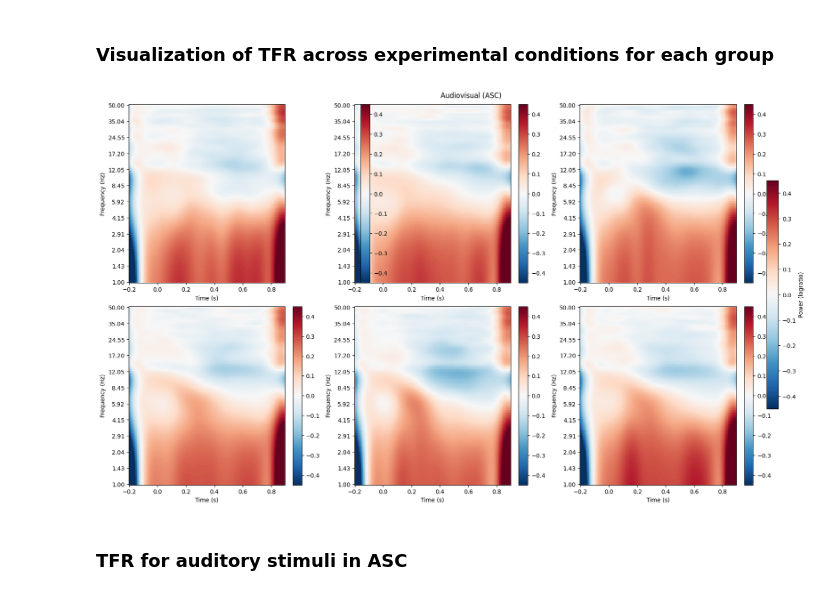
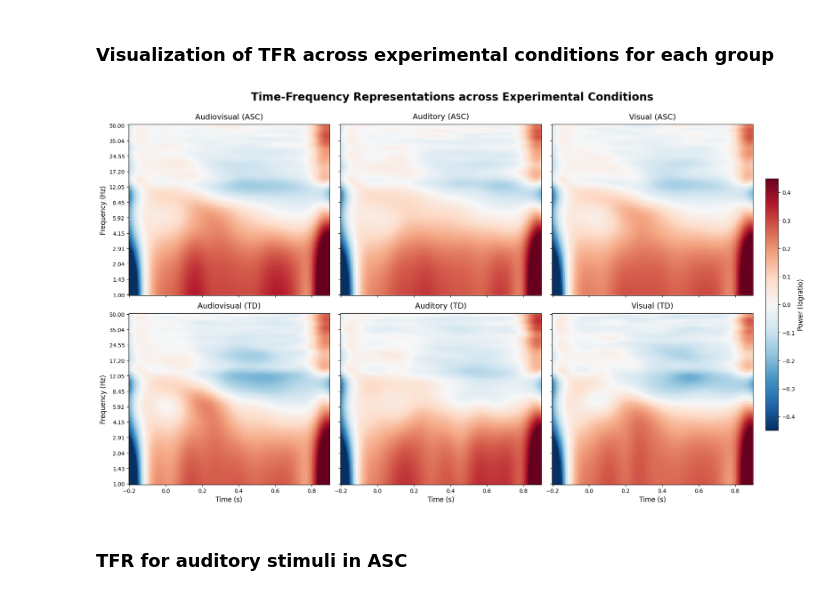
Before and after one commit to PigTzu/Lin_project, a Jupyter notebook: time-frequency_analysis_v2.ipynb, the cells around one changed output. Cells and saved outputs as stored; diff of their text form; code cells hidden in the pictures.

Commit message:
Adjust figures

```diff
--- a/time-frequency_analysis_v2.ipynb
+++ b/time-frequency_analysis_v2.ipynb
@@ -311,55 +311,81 @@ grand_power_V_ASC.save(tfr_file_path, overwrite=True)
 roi_channels = ['CP1', 'CP3', 'P1', 'P3', 'P5']
 
 fig, axes = plt.subplots(2, 3, figsize=(18, 10), layout="constrained")
-axes = axes.flatten()  # 將 2D 陣列拉平，方便用單一索引跑迴圈
+#axes = axes.flatten()  # 將 2D 陣列拉平，方便用單一索引跑迴圈
 
 # 假設你把算好的 6 個 Grand Average 物件打包成一個列表與對應標題
 tfr_list = [
-    grand_power_A_TD, grand_power_A_ASC,
-    grand_power_V_TD, grand_power_V_ASC,
-    grand_power_AV_TD, grand_power_AV_ASC
+    grand_power_AV_ASC, grand_power_A_ASC,
+    grand_power_V_ASC, grand_power_AV_TD,
+    grand_power_A_TD, grand_power_V_TD
 ]
 titles = [
-    'Auditory (TD)', 'Auditory (ASC)',
-    'Visual (TD)', 'Visual (ASC)',
-    'Audiovisual (TD)', 'Audiovisual (ASC)'
+    'Audiovisual (ASC)', 'Auditory (ASC)',
+    'Visual (ASC)', 'Audiovisual (TD)',
+    'Auditory (TD)', 'Visual (TD)'
 ]
 
 # 設定統一的色彩範圍上限與下限
 vmin, vmax = -0.45, 0.45
 
 # 2. 依序將 TFR 畫進對應的子圖
 im = None  # 用來記錄影像物件以生成 colorbar
 for i, (tfr, title) in enumerate(zip(tfr_list, titles)):
     # 關鍵：傳入 axes=axes[i], vlim=(vmin, vmax), 且最重要的是 show=False
     # 它會回傳一個包含 matplotlib figure 的列表
+    row = i // 3
+    col = i % 3
+    ax = axes[row, col]
+
     tfr_fig = tfr.plot(
         picks=roi_channels,
-        baseline=(-0.5, 0),
+        baseline=(-0.2, 0),
         mode="logratio",
         combine='mean',
-        title=title,
+        #title=title,
         vlim=(vmin, vmax),
-        axes=axes[i],  # 指定畫在特定的子圖上
+        axes=ax,  # 指定畫在特定的子圖上
+        colorbar=False,
         show=False     # 阻止 MNE 建立獨立的 colorbar 與新視窗
     )
 
-    # 從子圖中抓取影像物件（通常是第一個 Axes 中的複數物件之一，或是從 tfr_fig 中取得）
+    ax.set_title(title, fontsize=14, pad=10)
+
+    if col > 0:
+        ax.set_ylabel('')
+        ax.set_yticklabels([])
+    else:
+        ax.set_ylabel('Frequency (Hz)', fontsize=12)
+
+    if row < 1:
+        ax.set_xlabel('')
+        ax.set_xticklabels([])
+    else:
+        ax.set_xlabel('Time (s)', fontsize=12)
+
+    # 抓取其中一個 QuadMesh 物件來做全域 colorbar
     if im is None:
-        # 抓取該子圖內畫好的大圖（QuadMesh 物件），用來當作 colorbar 的基準
-        im = axes[i].collections[0] if axes[i].collections else axes[i].images[0]
+        im = ax.collections[0] if ax.collections else ax.images[0]
 
+
+# 建立全域唯一的共享 colorbar
+cbar = fig.colorbar(im, ax=axes.ravel().tolist(), orientation='vertical', shrink=0.7, pad=0.02)
+cbar.set_label('Power (logratio)', fontsize=12)
+
+fig.suptitle('Time-Frequency Representations across Experimental Conditions', fontsize=20, fontweight='bold', y=1.05)
+
+plt.show()
 # 3. 移除 MNE 自動幫每個子圖多產生的內建 colorbar Axes（如果有的話）
 # 因為 MNE 的 plot 函式有時會在 axes[i] 內部進行複雜切分，若發現版面殘留空白，
 # 可以直接使用 matplotlib 的 fig.colorbar 綁定剛剛抓到的影像物件：
 
 # 4. 建立全域唯一的共享 colorbar
-cbar = fig.colorbar(im, ax=axes.tolist(), orientation='vertical', shrink=0.6)
-cbar.set_label('Power (logratio)')
+#cbar = fig.colorbar(im, ax=axes.tolist(), orientation='vertical', shrink=0.6)
+#cbar.set_label('Power (logratio)')
 
-plt.show()
+#plt.show()
 # %% [output]
-[figure, old version]
+[figure, new version]
 # %% [markdown]
 ### TFR for auditory stimuli in ASC
 # %%
```
